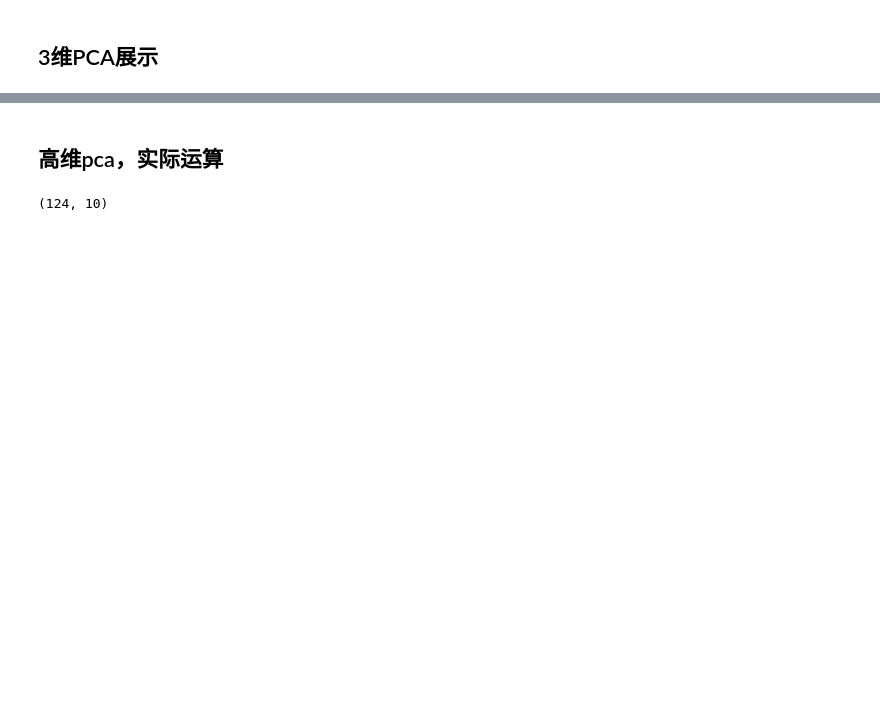
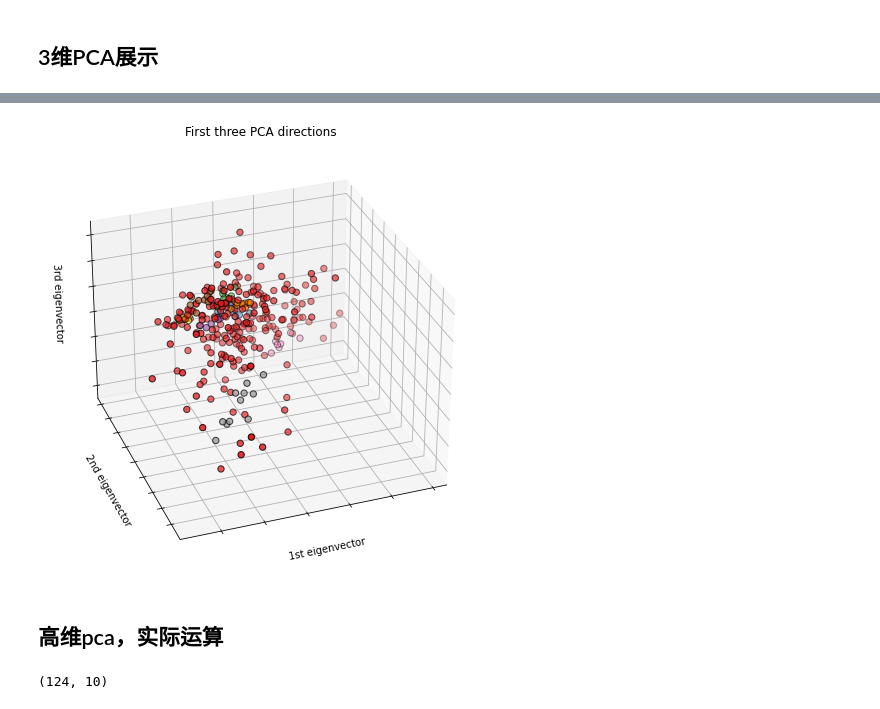
Before and after one commit to EvanHong99/GraduationProject_Fin, a Jupyter notebook: test.ipynb, the cells around one changed output, grey strips where cells are left out. Drawn from its saved outputs; the diff is of its cells as text; code cells hidden in the pictures; blank space fills up the shorter version.

```diff
--- a/test.ipynb
+++ b/test.ipynb
@@ -111,5 +165,6 @@ coords=np.matmul(reduced.T,all_change.values).T
 # %%
 from sklearn.cluster import OPTICS
-tags=OPTICS(min_samples=5).fit_predict(coords)
+coords=np.matmul(reduced.T,all_change_log.values).T
+tags=OPTICS().fit_predict(coords)
 print(tags)
 # %% [output]
@@ -119,5 +186,4 @@ print(tags)
 # %%
-%matplotlib notebook
 
 fig = plt.figure(1, figsize=(8, 6))
 ax = Axes3D(fig, elev=-150, azim=110)
@@ -125,7 +191,7 @@ ax.scatter(
     coords[:, 0],
     coords[:, 1],
     coords[:, 2],
-    c=tags+5,
+    c=tags,
     cmap=plt.cm.Set1,
     edgecolor="k",
     s=40,
@@ -144,0 +209 @@ plt.show()
+[figure, added]
```
Also changed, not shown: parts of 39 cells of this notebook, 1 other file.
